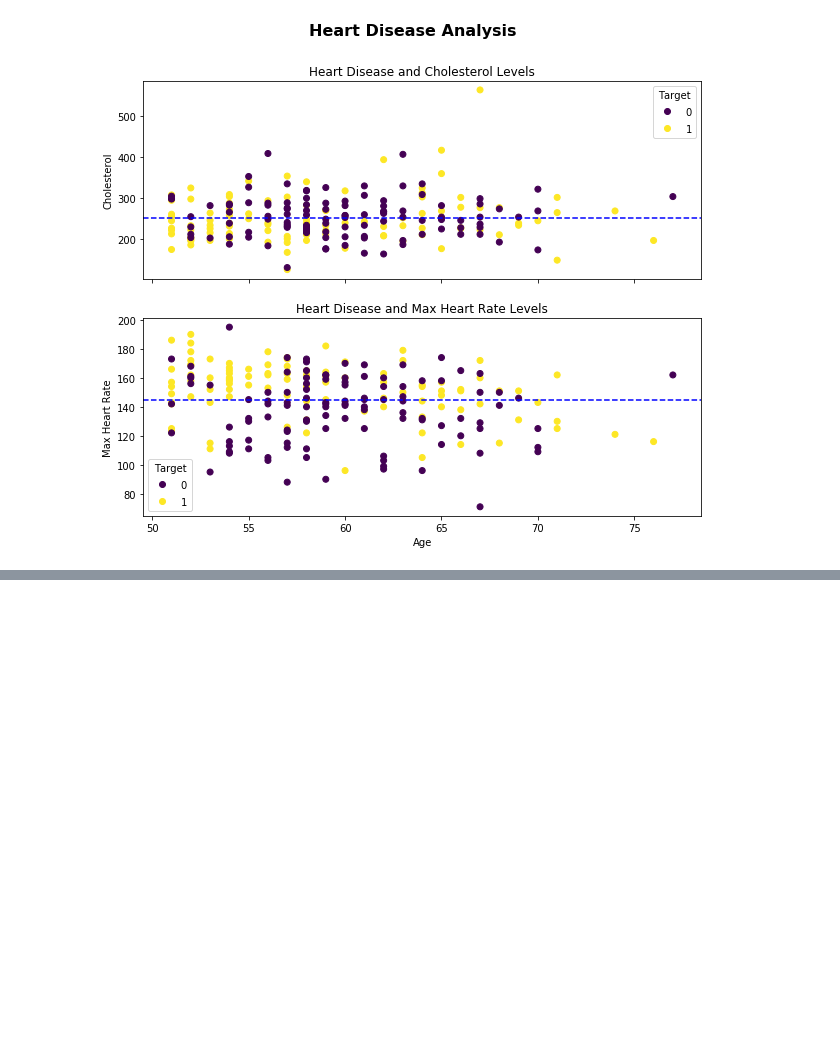
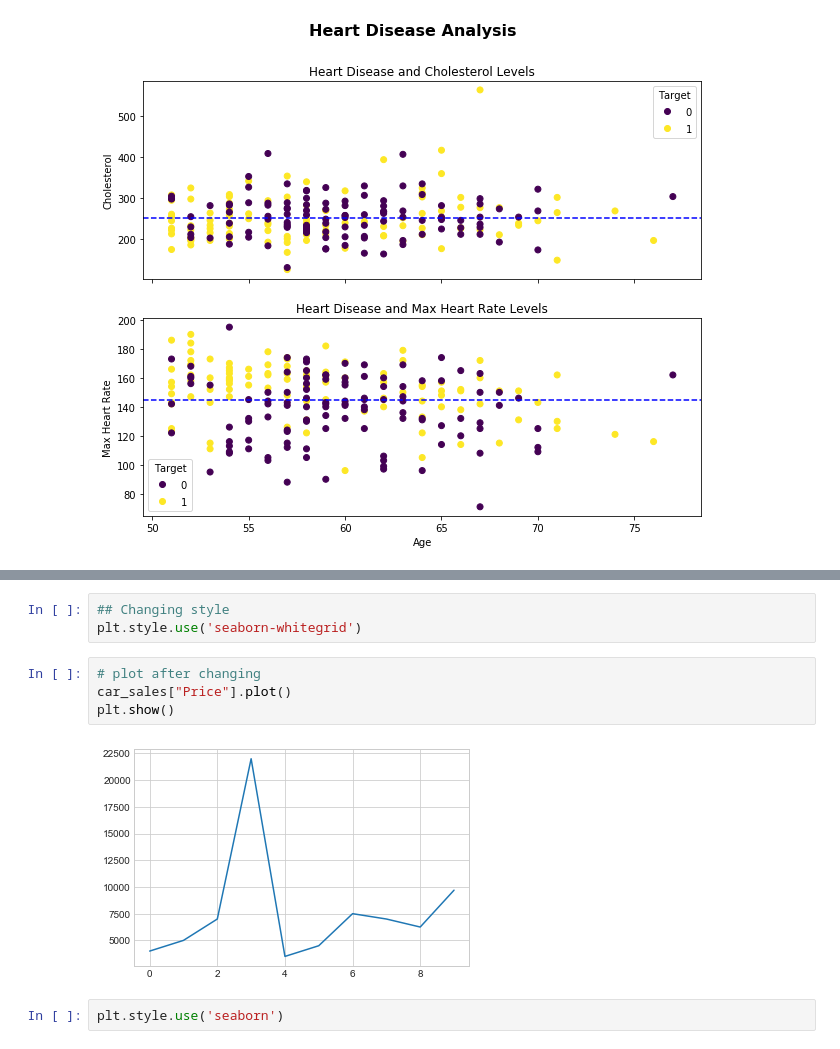
Before and after one commit to Karthikraj96/intro-to-matplotlib, a Jupyter notebook: intro to matplot lib.ipynb, the cells around one changed output, grey strips where cells are left out. Drawn from its saved outputs; the diff is of its cells as text; blank space fills up the shorter version.

```diff
--- a/intro to matplot lib.ipynb
+++ b/intro to matplot lib.ipynb
@@ -512,0 +545,11 @@ fig.suptitle('Heart Disease Analysis', fontsize=16, fontweight='bold');
+# %%
+## Changing style
+plt.style.use('seaborn-whitegrid')
+# %%
+# plot after changing
+car_sales["Price"].plot()
+plt.show()
+# %% [output]
+[figure, added]
+# %%
+plt.style.use('seaborn')
```
Also changed, not shown: parts of 35 cells of this notebook.
